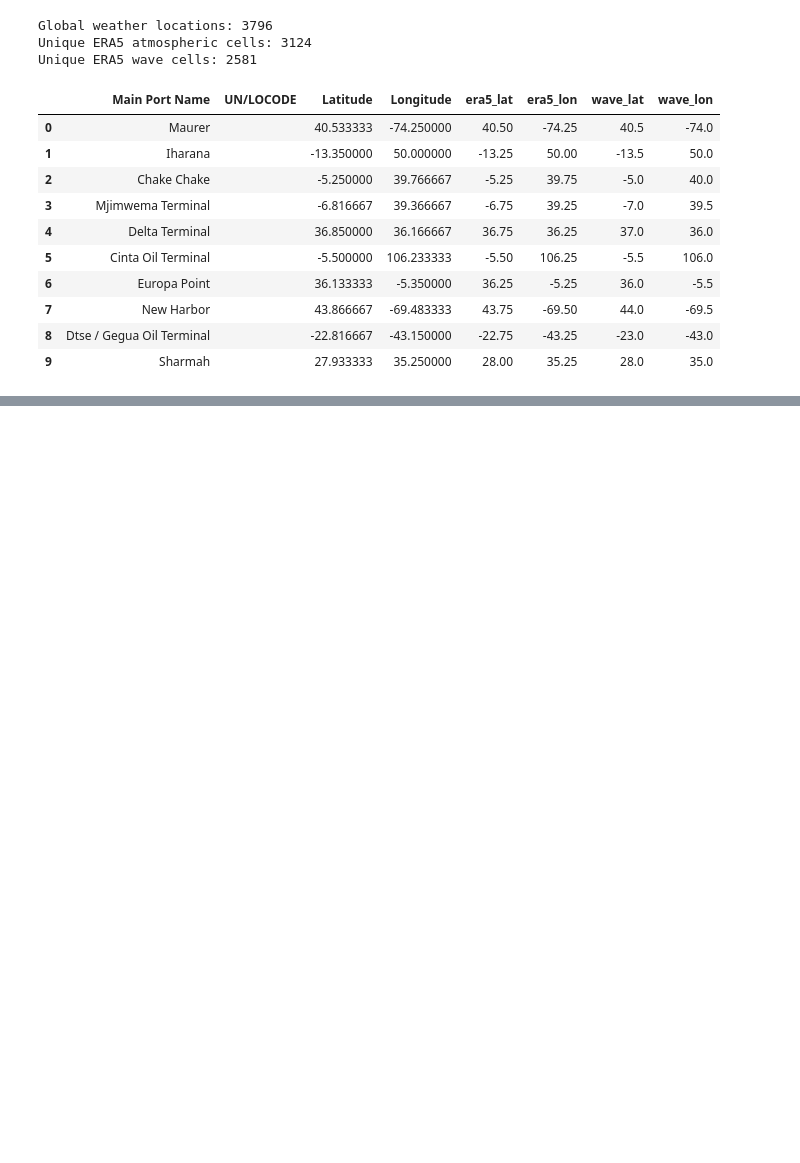
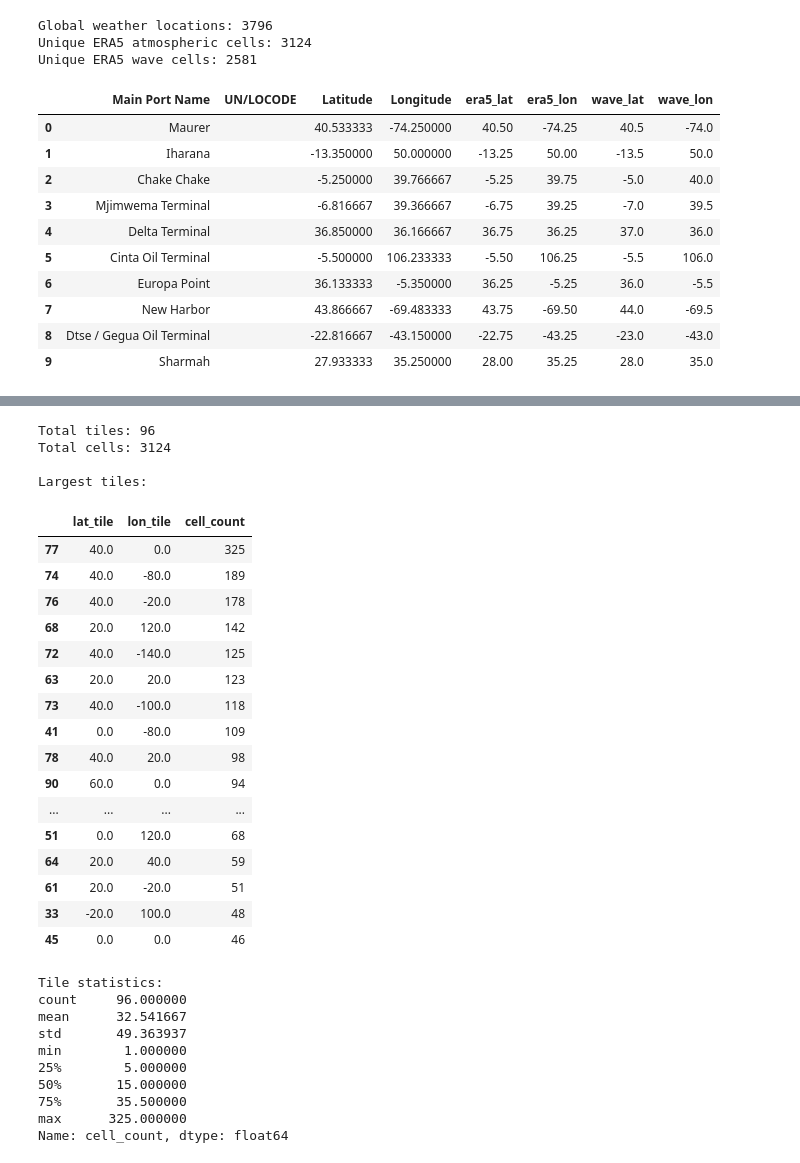
Before and after one commit to Suprabhat4970/MarineGuard-AI, a Jupyter notebook: ml/Weather_Forecasting_Model.ipynb, the cells around one changed output, grey strips where cells are left out. Drawn from its saved outputs; the diff is of its cells as text; code cells hidden in the pictures; blank space fills up the shorter version.

```diff
--- a/ml/Weather_Forecasting_Model.ipynb
+++ b/ml/Weather_Forecasting_Model.ipynb
@@ -344,0 +668,21 @@ Unique ERA5 wave cells: 2581
+# %%
+import numpy as np
+
+era5_cells["lat_tile"] = (
+    np.floor(era5_cells["era5_lat"] / 20) * 20
+)
+
+era5_cells["lon_tile"] = (
+    np.floor(era5_cells["era5_lon"] / 20) * 20
+)
+
+tiles = (
+    era5_cells[["lat_tile", "lon_tile"]]
+    .drop_duplicates()
+    .sort_values(["lat_tile", "lon_tile"])
+    .reset_index(drop=True)
+)
+
+print("Required geographic tiles:", len(tiles))
+
+display(tiles.head(20))
@@ -344,0 +708,49 @@ Unique ERA5 wave cells: 2581
+# %%
+tile_counts = (
+    era5_cells
+    .groupby(["lat_tile", "lon_tile"])
+    .size()
+    .reset_index(name="cell_count")
+    .sort_values("cell_count", ascending=False)
+)
+
+print("Total tiles:", len(tile_counts))
+print("Total cells:", tile_counts["cell_count"].sum())
+
+print("\nLargest tiles:")
+display(tile_counts.head(20))
+
+print("\nTile statistics:")
+print(tile_counts["cell_count"].describe())
+# %% [output]
+Total tiles: 96
+Total cells: 3124
+
+Largest tiles:
+|  | lat_tile | lon_tile | cell_count |
+| 77 | 40.0 | 0.0 | 325 |
+| 74 | 40.0 | -80.0 | 189 |
+| 76 | 40.0 | -20.0 | 178 |
+| 68 | 20.0 | 120.0 | 142 |
+| 72 | 40.0 | -140.0 | 125 |
+| 63 | 20.0 | 20.0 | 123 |
+| 73 | 40.0 | -100.0 | 118 |
+| 41 | 0.0 | -80.0 | 109 |
+| 78 | 40.0 | 20.0 | 98 |
+| 90 | 60.0 | 0.0 | 94 |
+| ... | ... | ... | ... |
+| 51 | 0.0 | 120.0 | 68 |
+| 64 | 20.0 | 40.0 | 59 |
+| 61 | 20.0 | -20.0 | 51 |
+| 33 | -20.0 | 100.0 | 48 |
+| 45 | 0.0 | 0.0 | 46 |
+Tile statistics:
+count     96.000000
+mean      32.541667
+std       49.363937
+min        1.000000
+25%        5.000000
+50%       15.000000
+75%       35.500000
+max      325.000000
+Name: cell_count, dtype: float64
```
Also changed, not shown: parts of 15 cells of this notebook, 1 other file.
